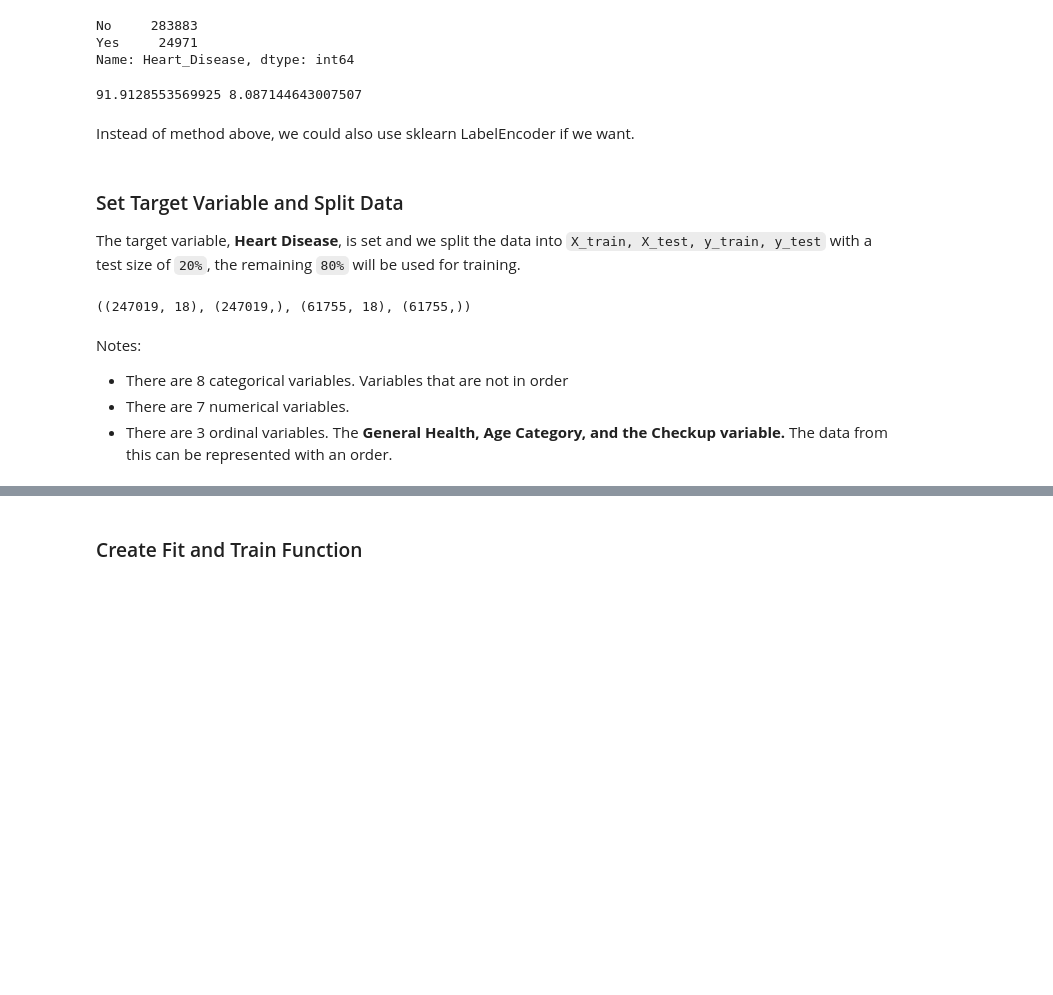
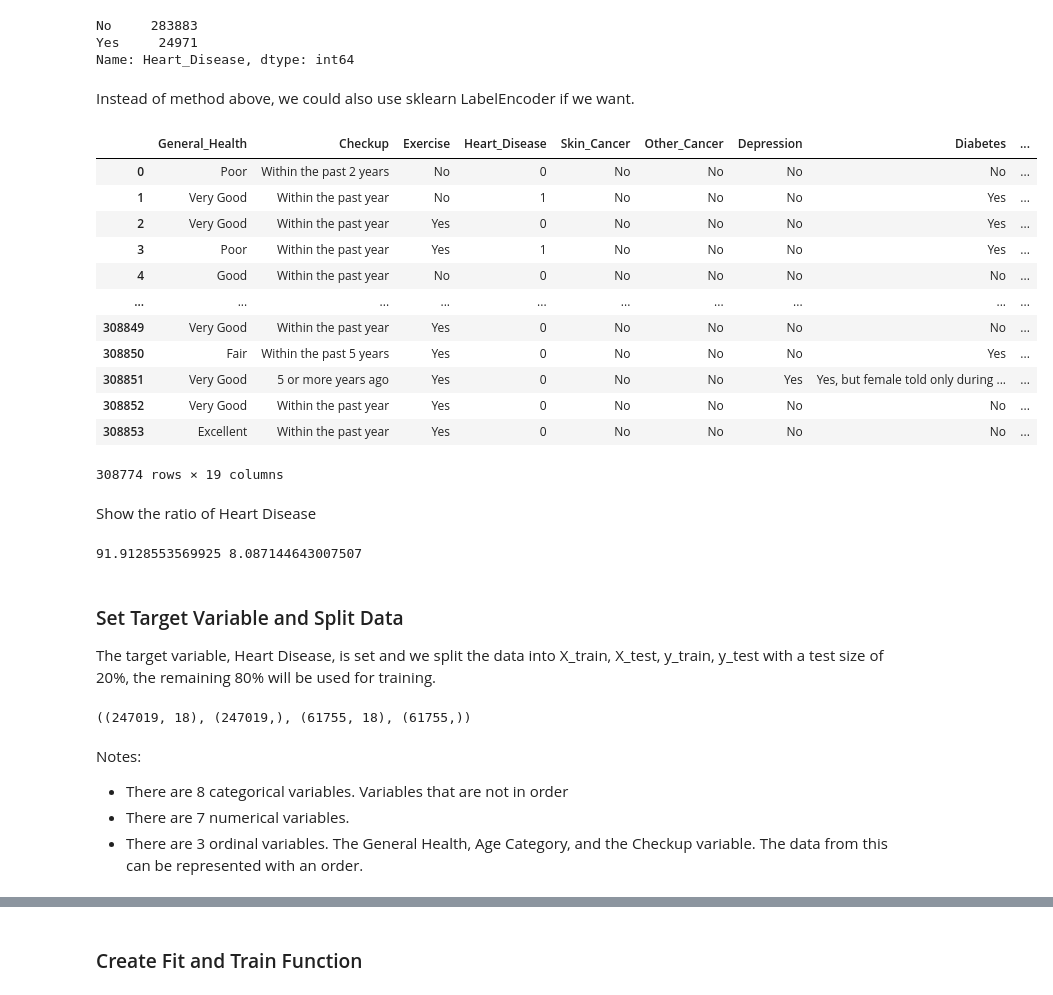
Before and after one commit to willdphan/cardiovascular-disease, a Jupyter notebook: Cardiovascular_Disease.ipynb, the cells around one changed output, grey strips where cells are left out. Saved outputs shown, nothing was run; the diff lists cells and outputs as text; code cells hidden in the pictures; blank space fills up the shorter version.

```diff
--- a/Cardiovascular_Disease.ipynb
+++ b/Cardiovascular_Disease.ipynb
@@ -436,13 +510,6 @@ print(df['Heart_Disease'].value_counts())
 No     283883
 Yes     24971
 Name: Heart_Disease, dtype: int64
-# %%
-# show ratio of heart disease
-yes = new['Heart_Disease'].value_counts()[0]/len(new['Heart_Disease'])*100
-no = new['Heart_Disease'].value_counts()[1]/len(new['Heart_Disease'])*100
-print(yes, no)
-# %% [output]
-91.9128553569925 8.087144643007507
 # %% [markdown]
 Instead of method above, we could also use sklearn LabelEncoder if we want.
 # %%
@@ -454,10 +521,35 @@ Instead of method above, we could also use sklearn LabelEncoder if we want.
 # # Fit the LabelEncoder and transform y
 # y_train = le.fit_transform(y_train)
 # y_test = le.transform(y_test)
+# %%
+new
+# %% [output]
+|  | General_Health | Checkup | Exercise | Heart_Disease | Skin_Cancer | Other_Cancer | Depression | Diabetes | ... |
+| 0 | Poor | Within the past 2 years | No | 0 | No | No | No | No | ... |
+| 1 | Very Good | Within the past year | No | 1 | No | No | No | Yes | ... |
+| 2 | Very Good | Within the past year | Yes | 0 | No | No | No | Yes | ... |
+| 3 | Poor | Within the past year | Yes | 1 | No | No | No | Yes | ... |
+| 4 | Good | Within the past year | No | 0 | No | No | No | No | ... |
+| ... | ... | ... | ... | ... | ... | ... | ... | ... | ... |
+| 308849 | Very Good | Within the past year | Yes | 0 | No | No | No | No | ... |
+| 308850 | Fair | Within the past 5 years | Yes | 0 | No | No | No | Yes | ... |
+| 308851 | Very Good | 5 or more years ago | Yes | 0 | No | No | Yes | Yes, but female told only during ... | ... |
+| 308852 | Very Good | Within the past year | Yes | 0 | No | No | No | No | ... |
+| 308853 | Excellent | Within the past year | Yes | 0 | No | No | No | No | ... |
+308774 rows × 19 columns
+# %% [markdown]
+Show the ratio of Heart Disease
+# %%
+# show ratio of heart disease
+yes = new['Heart_Disease'].value_counts()[0]/len(new['Heart_Disease'])*100
+no = new['Heart_Disease'].value_counts()[1]/len(new['Heart_Disease'])*100
+print(yes, no)
+# %% [output]
+91.9128553569925 8.087144643007507
 # %% [markdown]
 ### Set Target Variable and Split Data
 
-The target variable, **Heart Disease**, is set and we split the data into `X_train, X_test, y_train, y_test` with a test size of `20%`, the remaining `80%` will be used for training.
+The target variable, Heart Disease, is set and we split the data into X_train, X_test, y_train, y_test with a test size of 20%, the remaining 80% will be used for training.
 # %%
 # set target variable for both testing and training data
 X = new.drop("Heart_Disease", axis=1)
@@ -472,7 +564,7 @@ Notes:
 
 * There are 8 categorical variables. Variables that are not in order
 * There are 7 numerical variables.
-* There are 3 ordinal variables. The **General Health, Age Category, and the Checkup variable.** The data from this can be represented with an order.
+* There are 3 ordinal variables. The General Health, Age Category, and the Checkup variable. The data from this can be represented with an order.
 # %% [markdown]
 ### Create Pipelines
 
```
Also changed, not shown: parts of 19 cells of this notebook.
